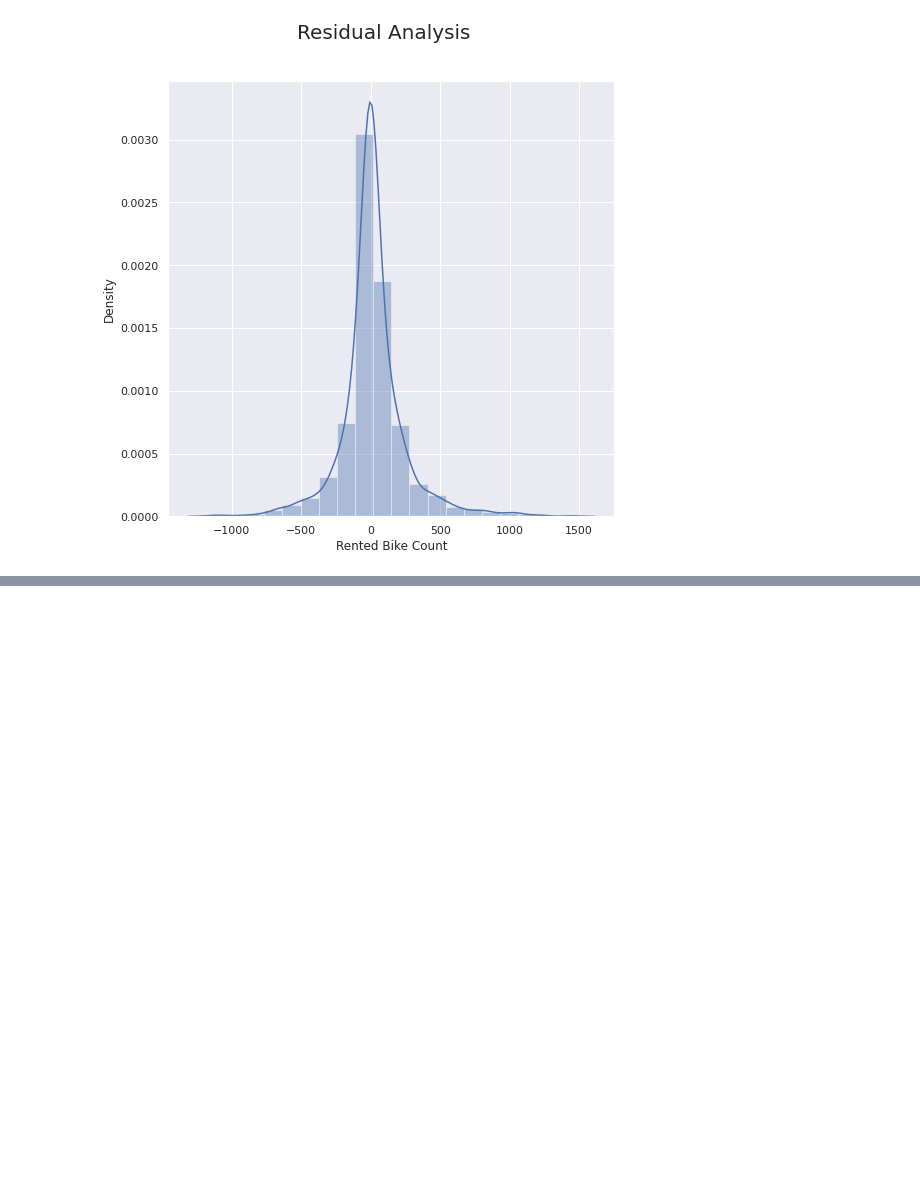
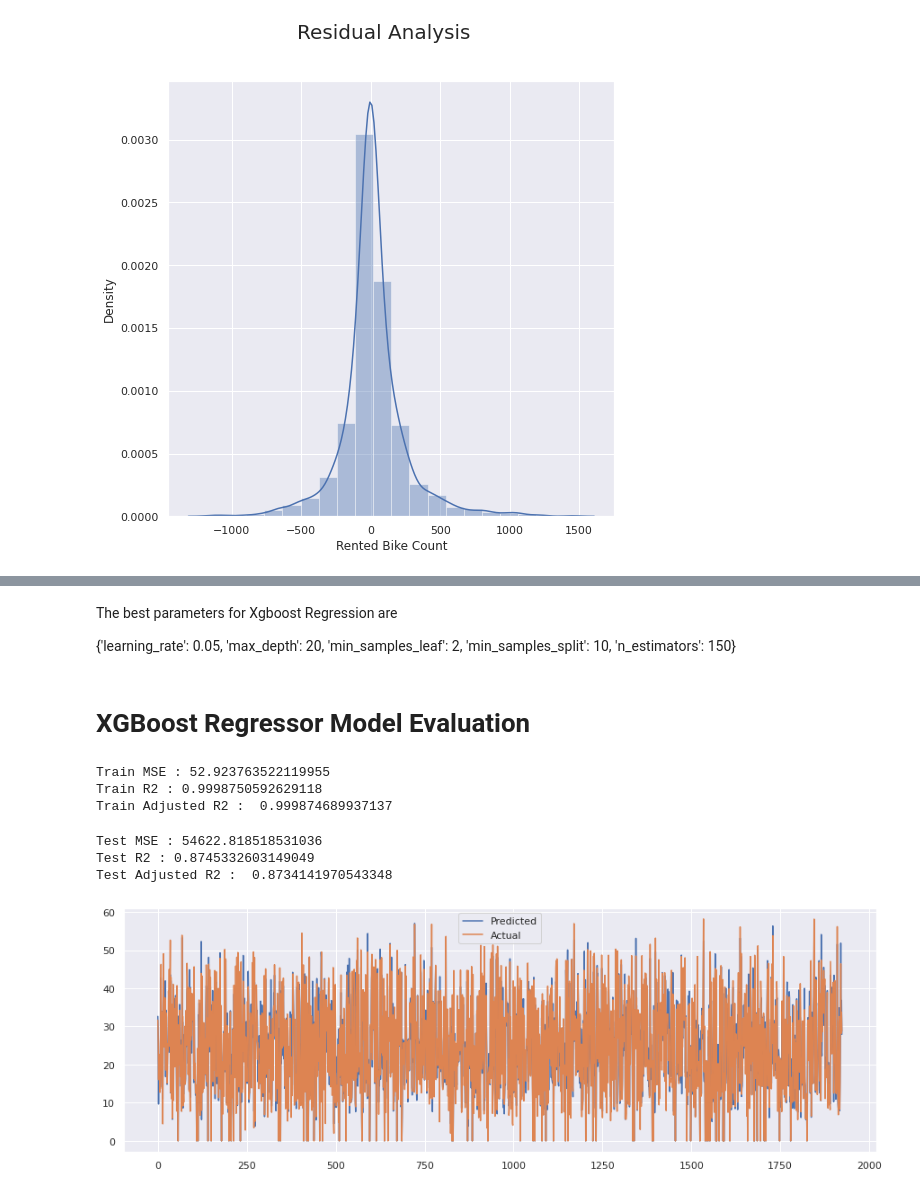
Before and after one commit to shubham-bhadouria/-Seoul-Bike-Sharing-Demand-Prediction, a Jupyter notebook: Copy_of_Copy_of_Bike_Sharing_Demand_Prediction_Capstone_Project.ipynb, the cells around one changed output, grey strips where cells are left out. Cells and saved outputs as stored; diff of their text form; code cells hidden in the pictures; blank space fills up the shorter version.

Commit message:
xgboost

```diff
--- a/Copy_of_Copy_of_Bike_Sharing_Demand_Prediction_Capstone_Project.ipynb
+++ b/Copy_of_Copy_of_Bike_Sharing_Demand_Prediction_Capstone_Project.ipynb
@@ -984,0 +987,24 @@ Text(0.5, 0.98, 'Residual Analysis')
+# %%
+from xgboost import XGBRegressor
+import xgboost as xgb
+
+# Number of trees in random forest
+n_estimators = [80,100,150]
+# Maximum number of levels in tree
+max_depth = [18,20,25]
+# Minimum number of samples required to split a node
+min_samples_split = [10,15,20]
+# Minimum number of samples required at each leaf node
+min_samples_leaf = [ 2,4,6]
+# Learning rate
+learning_rate = [0.1, 0.05, 0.01, 0.005]
+# Create the random grid
+param_dict_xgbr = {'n_estimators': n_estimators,'max_depth': max_depth,'min_samples_split': min_samples_split,
+               'min_samples_leaf': min_samples_leaf,'learning_rate': learning_rate}
+# %%
+xgbr = xgb.XGBRegressor()
+
+# Grid search
+xgbr_grid = GridSearchCV(estimator=xgbr, param_grid = param_dict_xgbr, cv = 5, verbose=2, scoring='r2')
+
+xgbr_grid.fit(X_train,y_train)
@@ -984,0 +1042,47 @@ Text(0.5, 0.98, 'Residual Analysis')
+# %% [markdown]
+The best parameters for Xgboost Regression are
+
+{'learning_rate': 0.05, 'max_depth': 20, 'min_samples_leaf': 2, 'min_samples_split': 10, 'n_estimators': 150}
+# %%
+# predicted value of train and test dataset
+y_pred_xgbr_train=xgbr_grid.predict(X_train)
+y_pred_xgbr_test=xgbr_grid.predict(X_test)
+# %% [markdown]
+# XGBoost Regressor Model Evaluation
+# %%
+# Train Data Evaluation Metrics
+xgbr_train_mse  = mean_squared_error(y_train**2, y_pred_xgbr_train**2)
+print("Train MSE :" , xgbr_train_mse)
+
+xgbr_train_r2 = r2_score(y_train**2, y_pred_xgbr_train**2)
+print("Train R2 :" , xgbr_train_r2)
+
+xgbr_train_adjusted_r2= 1-(1-r2_score((y_train**2), (y_pred_xgbr_train**2)))*((X_train.shape[0]-1)/(X_train.shape[0]-X_train.shape[1]-1))
+print("Train Adjusted R2 : ",xgbr_train_adjusted_r2)
+# %% [output]
+Train MSE : 52.923763522119955
+Train R2 : 0.9998750592629118
+Train Adjusted R2 :  0.999874689937137
+# %%
+# Test Data Evaluation Metrics
+xgbr_test_mse  = mean_squared_error(y_test**2, y_pred_xgbr_test**2)
+print("Test MSE :" , xgbr_test_mse)
+
+xgbr_test_r2 = r2_score(y_test**2, y_pred_xgbr_test**2)
+print("Test R2 :" ,xgbr_test_r2)
+
+xgbr_test_adjusted_r2= 1-(1-r2_score((y_test**2), (y_pred_xgbr_test**2)))*((X_test.shape[0]-1)/(X_test.shape[0]-X_test.shape[1]-1))
+print("Test Adjusted R2 : ", xgbr_test_adjusted_r2)
+# %% [output]
+Test MSE : 54622.818518531036
+Test R2 : 0.8745332603149049
+Test Adjusted R2 :  0.8734141970543348
+# %%
+# prediction vs actual for Xgboost regressor
+plt.figure(figsize=(15,5))
+plt.plot((np.array(y_pred_xgbr_test)))
+plt.plot(np.array((y_test)))
+plt.legend(["Predicted","Actual"])
+plt.show()
+# %% [output]
+[figure, added]
```
Also changed, not shown: parts of 9 cells of this notebook.
